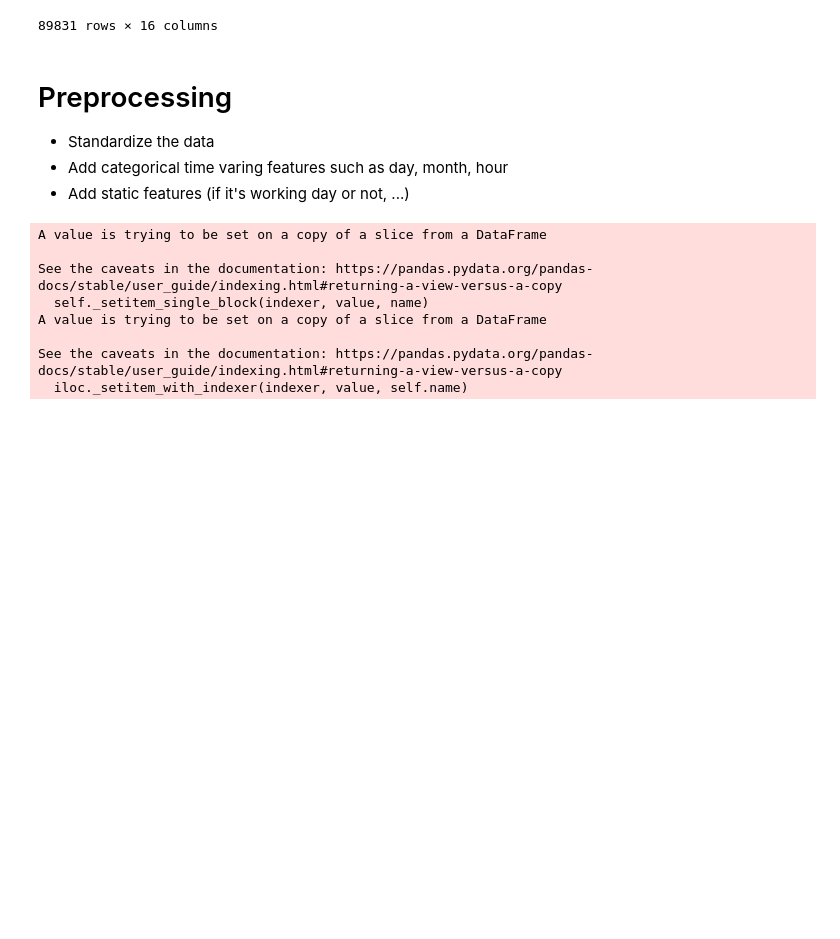
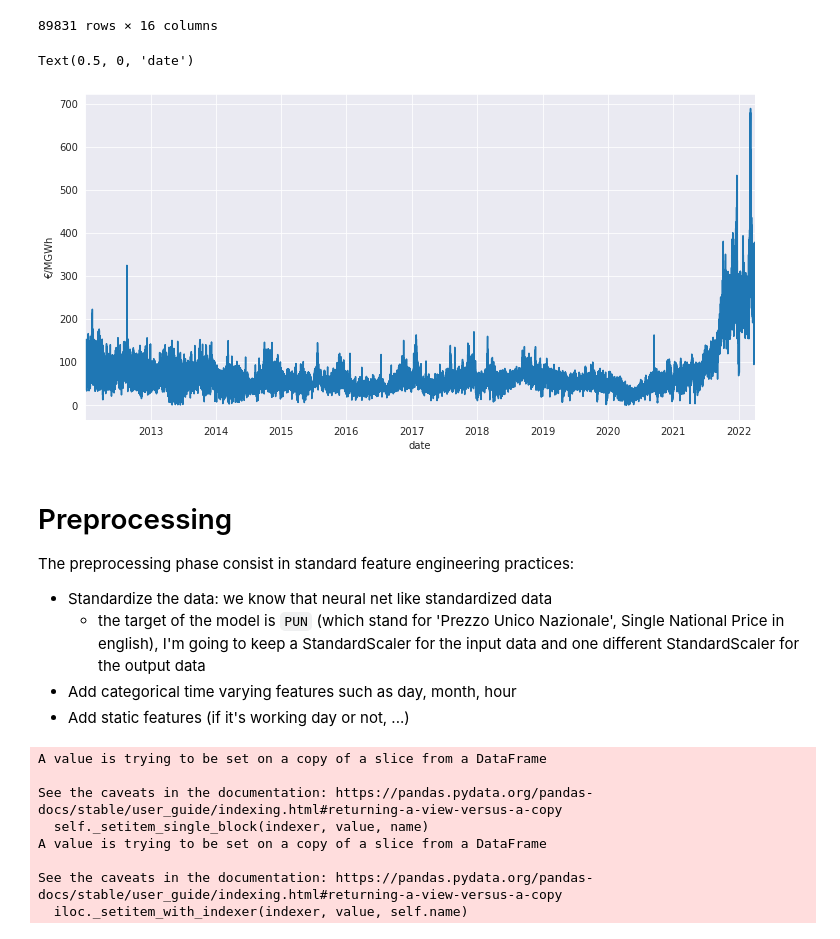
Before and after one commit to paolodelia99/Temporal-Fusion-Transfomer-pytorch, a Jupyter notebook: notebooks/electricity-prices-forecasting.ipynb, the cells around one changed output. Drawn from its saved outputs; the diff is of its cells as text; code cells hidden in the pictures; blank space fills up the shorter version.

```diff
--- a/notebooks/electricity-prices-forecasting.ipynb
+++ b/notebooks/electricity-prices-forecasting.ipynb
@@ -21,8 +31,8 @@ from torch.autograd import Variable
 torch.manual_seed(0)
 np.random.seed(0)
 # %%
-price_path = 'data/it_electricity_prices_adj.csv'
-save_model_path = 'results/tft_price_it.chkpt'
+price_path = '../data/it_electricity_prices_adj.csv'
+save_model_path = '../results/tft_price_it.chkpt'
 # %%
 price_df = pd.read_csv(price_path, index_col=0, parse_dates=True)
 price_df = price_df.sort_index()
@@ -41,11 +51,22 @@ price_df
 | 2022-03-31 22:00:00 | 282.150800 | 286.99 | 289.1200 | 269.5100 | 289.1200 | 269.5100 | 269.51 | 269.51 | 289.1200 | 269.5100 | 289.1200 | ... |
 | 2022-03-31 23:00:00 | 270.072510 | 267.16 | 289.5500 | 233.7300 | 289.5500 | 233.7300 | 233.73 | 233.73 | 289.5500 | 233.7300 | 289.5500 | ... |
 89831 rows × 16 columns
+# %%
+fig, ax = plt.subplots(figsize=(12, 6))
+price_df.PUN.plot(ax=ax)
+plt.ylabel('€/MGWh')
+plt.xlabel('date')
+# %% [output]
+Text(0.5, 0, 'date')
+[figure, added]
 # %% [markdown]
 # Preprocessing
 
-- Standardize the data
-- Add categorical time varing features such as day, month, hour
+The preprocessing phase consist in standard feature engineering practices:
+
+- Standardize the data: we know that neural net like standardized data
+    - the target of the model is `PUN` (which stand for 'Prezzo Unico Nazionale', Single National Price in english), I'm going to keep a StandardScaler for the input data and one different StandardScaler for the output data
+- Add categorical time varying features such as day, month, hour
 - Add static features (if it's working day or not, ...)
 # %%
 cols_to_keep = ['PUN', 'NAT', 'CNOR', 'CSUD', 'NORD', 'SARD', 'SICI', 'SUD']
```
Also changed, not shown: parts of 22 cells of this notebook, 5 other files.
